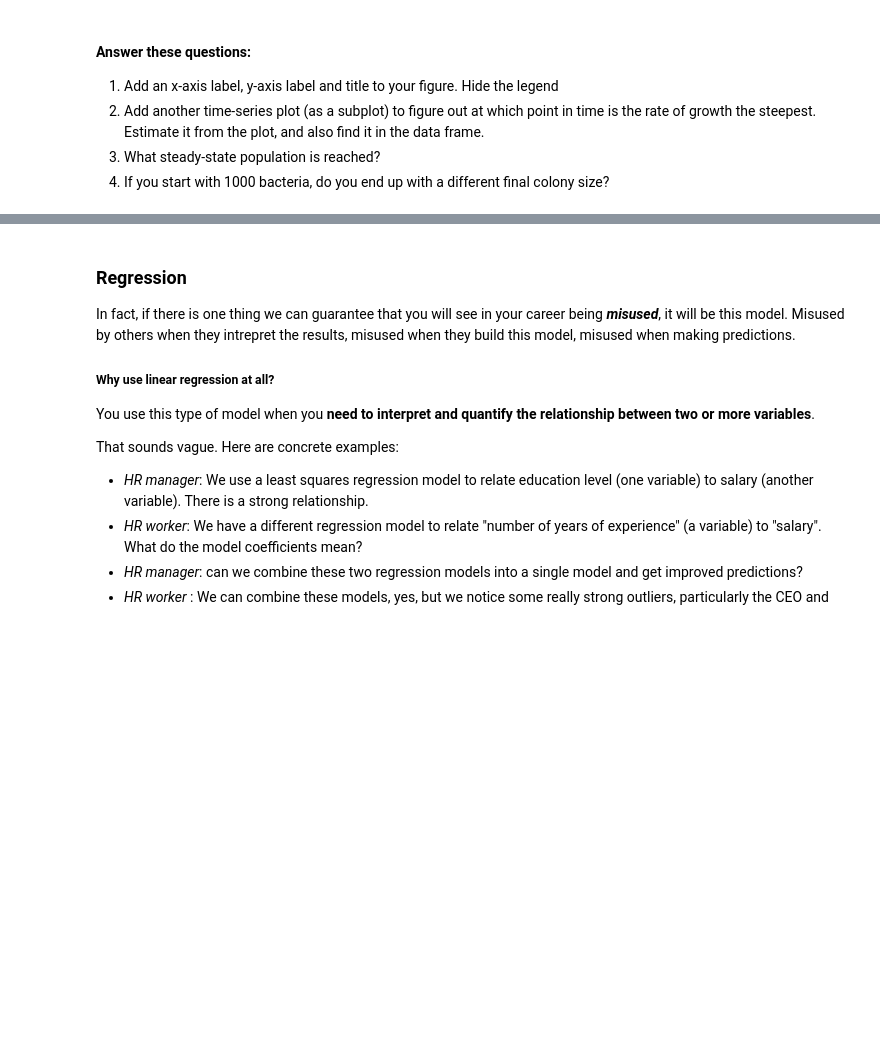
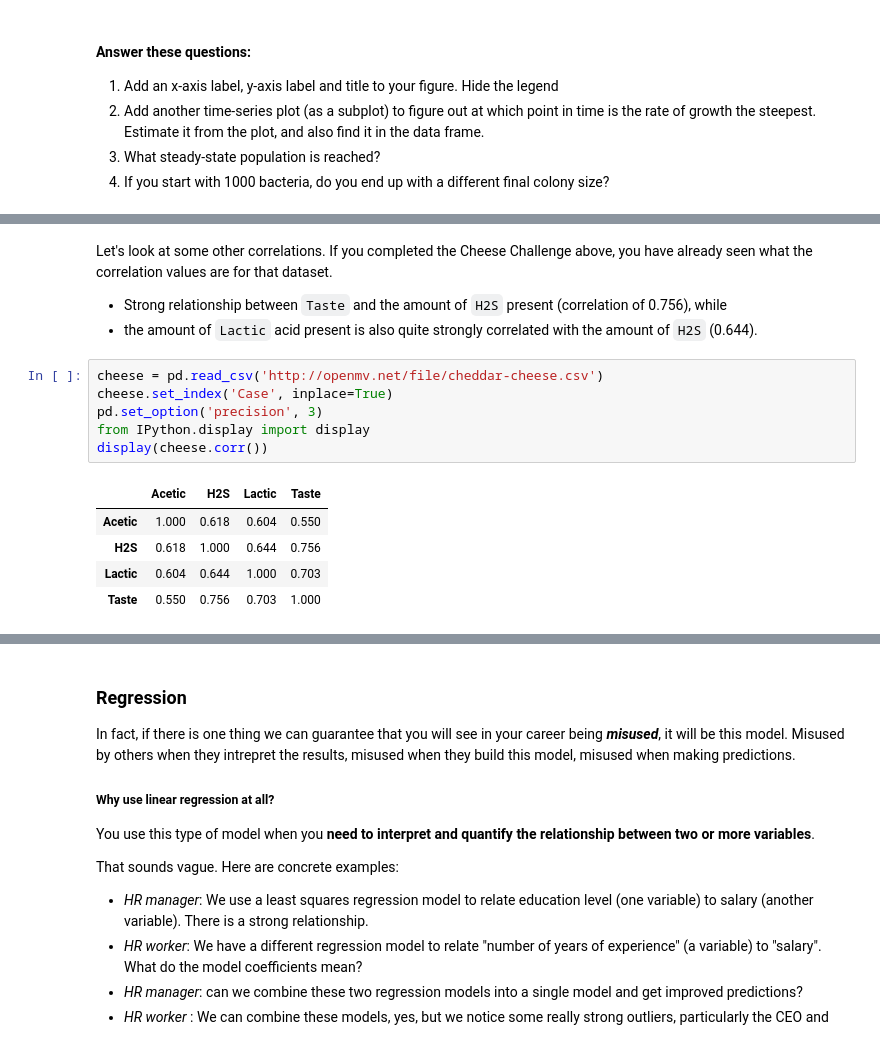
Before and after one commit to kgdunn/python-basic-notebooks, a Jupyter notebook: Module-10-interactive.ipynb, the cells around one changed output, grey strips where cells are left out. Cells and saved outputs as stored; diff of their text form; blank space fills up the shorter version.

```diff
--- a/Module-10-interactive.ipynb
+++ b/Module-10-interactive.ipynb
@@ -484,0 +522,17 @@ In summary:
+# %% [markdown]
+Let's look at some other correlations. If you completed the Cheese Challenge above, you have already seen what the correlation values are for that dataset.
+
+* Strong relationship between `Taste` and the amount of `H2S` present (correlation of 0.756), while
+* the amount of `Lactic` acid present is also quite strongly correlated with the amount of `H2S` (0.644).
+# %%
+cheese = pd.read_csv('http://openmv.net/file/cheddar-cheese.csv')
+cheese.set_index('Case', inplace=True)
+pd.set_option('precision', 3)
+from IPython.display import display
+display(cheese.corr())
+# %% [output]
+|  | Acetic | H2S | Lactic | Taste |
+| Acetic | 1.000 | 0.618 | 0.604 | 0.550 |
+| H2S | 0.618 | 1.000 | 0.644 | 0.756 |
+| Lactic | 0.604 | 0.644 | 1.000 | 0.703 |
+| Taste | 0.550 | 0.756 | 0.703 | 1.000 |
```
Also changed, not shown: parts of 13 cells of this notebook, 1 other file.
